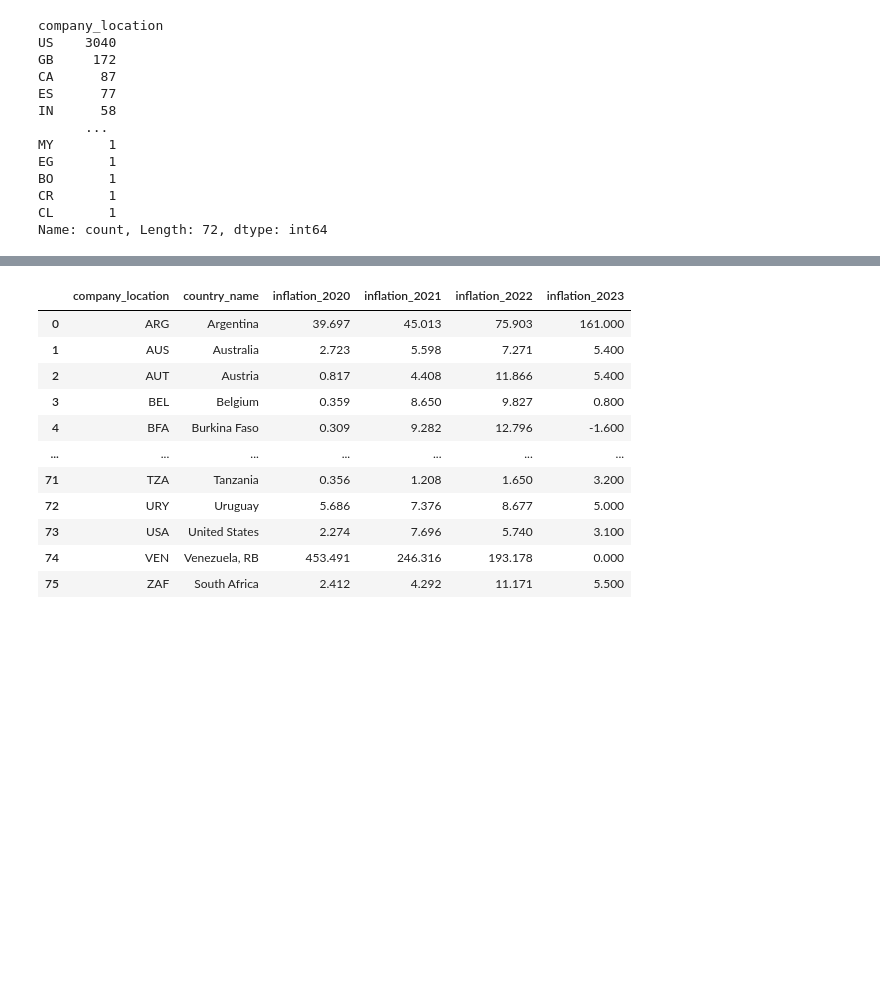
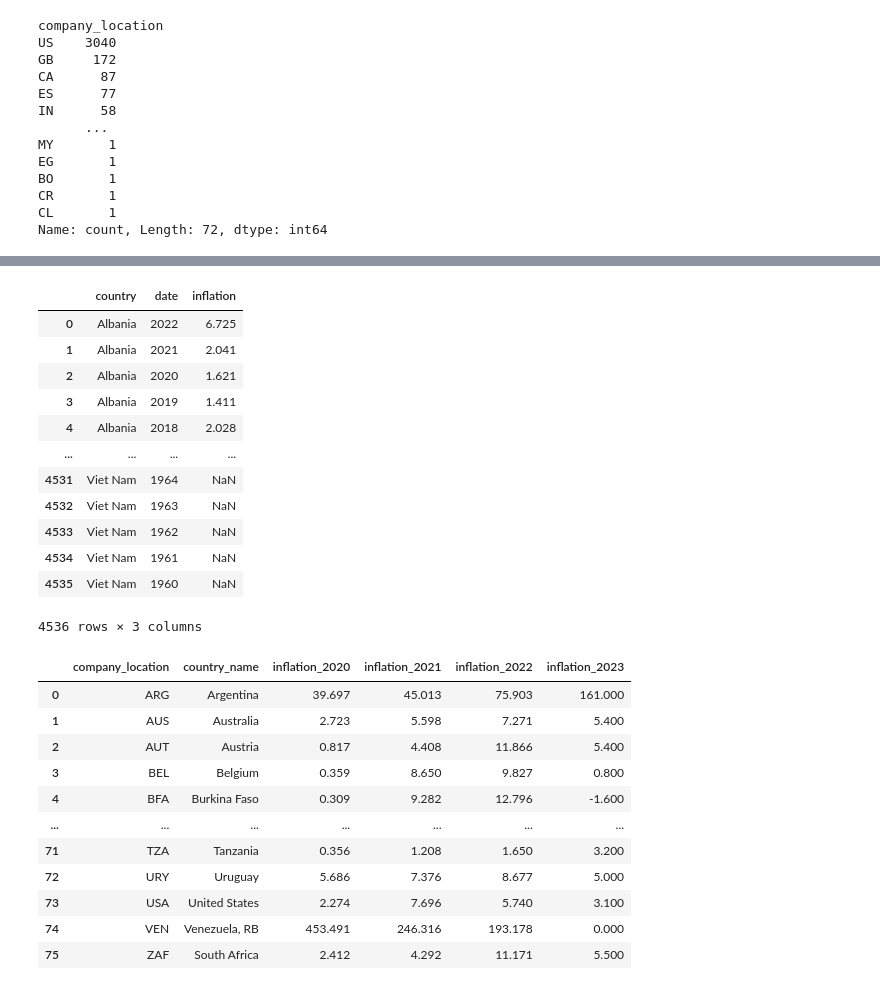
Before and after one commit to rvewebs/ds_salary, a Jupyter notebook: ds_salary.ipynb, the cells around one changed output, grey strips where cells are left out. Drawn from its saved outputs; the diff is of its cells as text; code cells hidden in the pictures; blank space fills up the shorter version.

Commit message:
get inflation rates from wbdata

```diff
--- a/ds_salary.ipynb
+++ b/ds_salary.ipynb
@@ -233,8 +234,8 @@ for col in df.select_dtypes(exclude='object').columns:
 [figure]
 # %%
 # Dropping the 'salary' column from the dataframe
-df.drop('salary', axis=1, inplace=True)
-df.head()
+df_sal.drop('salary', axis=1, inplace=True)
+df_sal.head()
 # %% [output]
 |  | work_year | experience_level | employment_type | job_title | salary_currency | salary_in_usd | ... |
 | 0 | 2023 | SE | FT | Principal Data Scientist | EUR | 85847 | ... |
@@ -385,0 +396,4 @@ Name: company_location, Length: 3755, dtype: object
+# %%
+countries = list(df_sal['company_location'].unique())
+cpi_rates = wb.get_series('FP.CPI.TOTL.ZG', country=countries, column_name='inflation')
+cpi_rates
@@ -386,3 +414,19 @@ Name: company_location, Length: 3755, dtype: object
+# %%
+pd.DataFrame(cpi_rates).reset_index()
+# %% [output]
+|  | country | date | inflation |
+| 0 | Albania | 2022 | 6.725 |
+| 1 | Albania | 2021 | 2.041 |
+| 2 | Albania | 2020 | 1.621 |
+| 3 | Albania | 2019 | 1.411 |
+| 4 | Albania | 2018 | 2.028 |
+| ... | ... | ... | ... |
+| 4531 | Viet Nam | 1964 | NaN |
+| 4532 | Viet Nam | 1963 | NaN |
+| 4533 | Viet Nam | 1962 | NaN |
+| 4534 | Viet Nam | 1961 | NaN |
+| 4535 | Viet Nam | 1960 | NaN |
+4536 rows × 3 columns
 # %%
 df_inf.rename(columns={'country_code': 'company_location'}, inplace=True)
 df_inf
```
Also changed, not shown: parts of 18 cells of this notebook, 2 other files.
